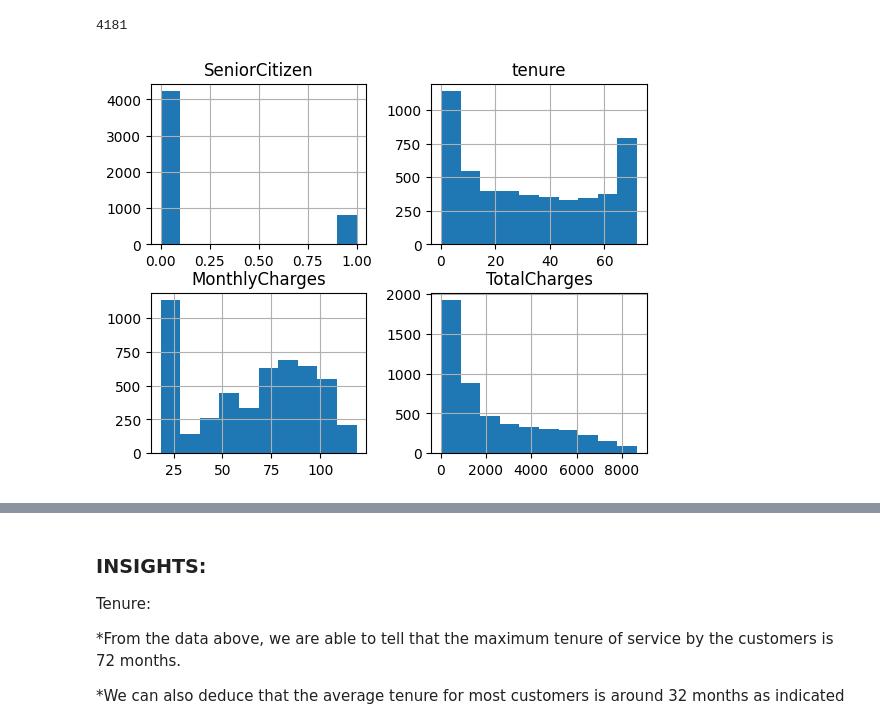
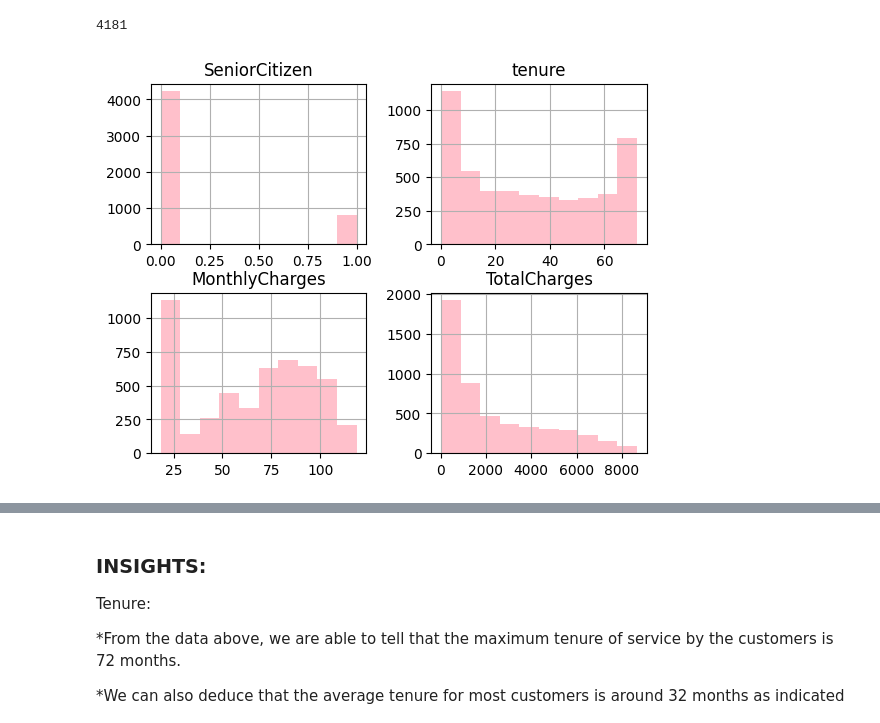
Before and after one commit to qochieng/LP2-Classification-Project, a Jupyter notebook: TelcoChurn-1.ipynb, the cells around one changed output, grey strips where cells are left out. Cells and saved outputs as stored; diff of their text form; code cells hidden in the pictures.

```diff
--- a/TelcoChurn-1.ipynb
+++ b/TelcoChurn-1.ipynb
@@ -185,9 +185,9 @@ data.isna().sum().sum()
 4181
 # %%
 data['TotalCharges']= pd.to_numeric(data['TotalCharges'], errors='coerce')
-data.hist();
+data.hist(color='pink');
 # %% [output]
-[figure, old version]
+[figure, new version]
 # %%
 data.describe().T
 # %% [output]
```
Also changed, not shown: parts of 2 cells of this notebook.
